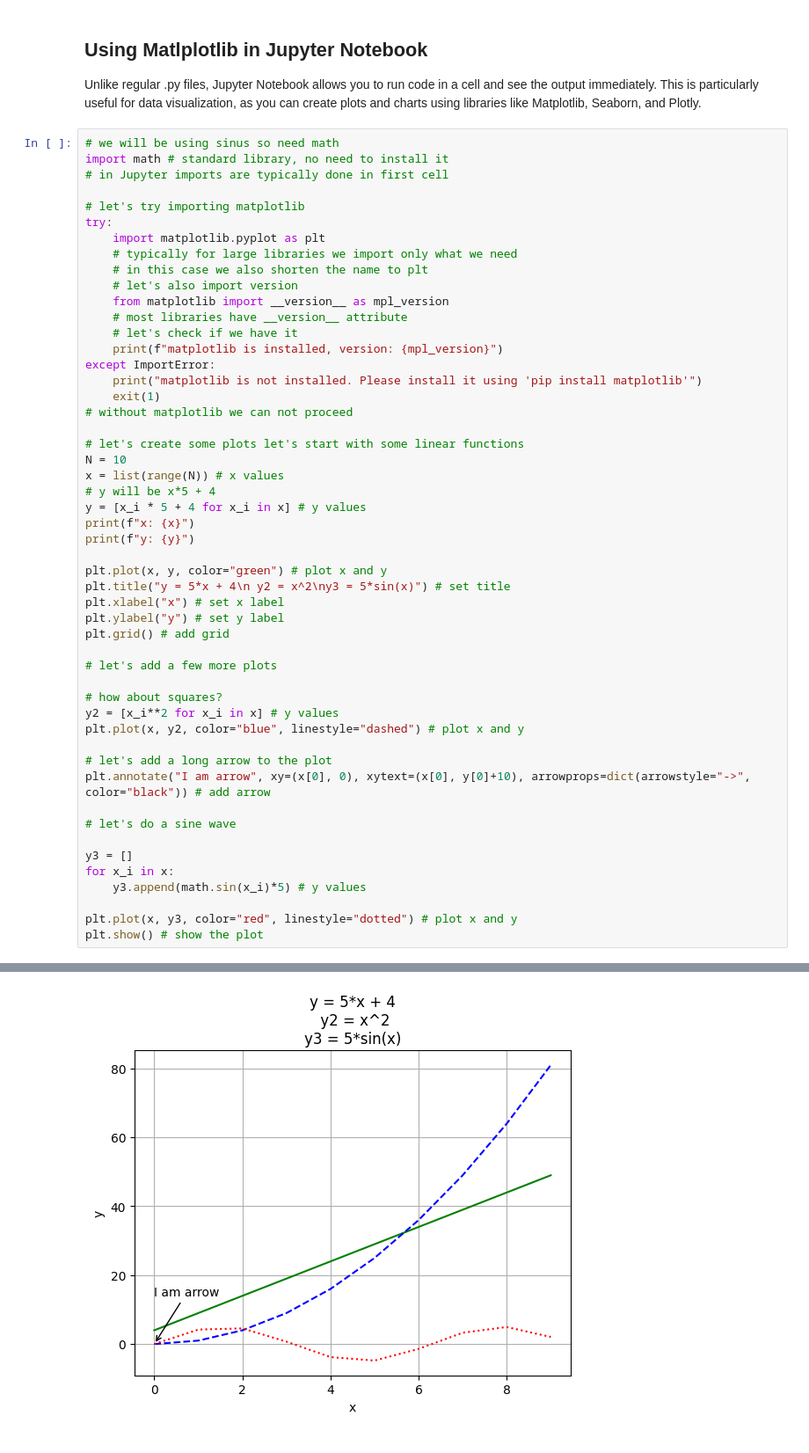
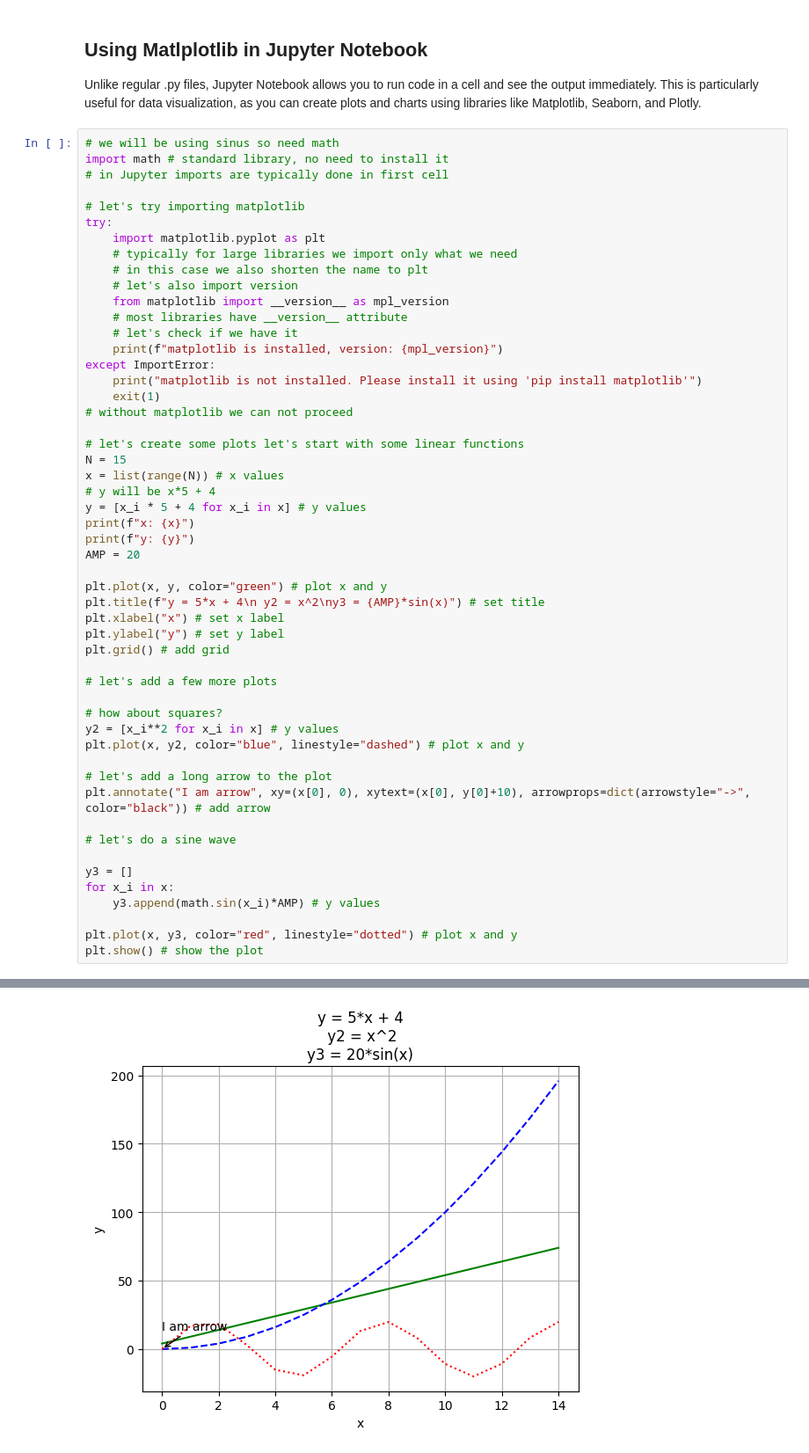
Before and after one commit to ValRCS/Python_RTU_2024_25, a Jupyter notebook: topic_13_pip_pypi_visualizations/try_jupyter_m26.ipynb, the cells around one changed output, grey strips where cells are left out. Shown at 88% size. Saved outputs shown, nothing was run; the diff lists cells and outputs as text.

```diff
--- a/topic_13_pip_pypi_visualizations/try_jupyter_m26.ipynb
+++ b/topic_13_pip_pypi_visualizations/try_jupyter_m26.ipynb
@@ -80,15 +80,16 @@ except ImportError:
 # without matplotlib we can not proceed
 
 # let's create some plots let's start with some linear functions
-N = 10
+N = 15
 x = list(range(N)) # x values
 # y will be x*5 + 4
 y = [x_i * 5 + 4 for x_i in x] # y values
 print(f"x: {x}")
 print(f"y: {y}")
+AMP = 20
 
 plt.plot(x, y, color="green") # plot x and y
-plt.title("y = 5*x + 4\n y2 = x^2\ny3 = 5*sin(x)") # set title
+plt.title(f"y = 5*x + 4\n y2 = x^2\ny3 = {AMP}*sin(x)") # set title
 plt.xlabel("x") # set x label
 plt.ylabel("y") # set y label
 plt.grid() # add grid
@@ -106,7 +107,7 @@ plt.annotate("I am arrow", xy=(x[0], 0), xytext=(x[0], y[0]+10), arrowprops=dict
 
 y3 = []
 for x_i in x:
-    y3.append(math.sin(x_i)*5) # y values
+    y3.append(math.sin(x_i)*AMP) # y values
 
 plt.plot(x, y3, color="red", linestyle="dotted") # plot x and y
 plt.show() # show the plot
@@ -117 +118 @@ y: [4, 9, 14, 19, 24, 29, 34, 39, 44, 49]
-[figure, old version]
+[figure, new version]
```
Also changed, not shown: parts of 3 cells of this notebook.
